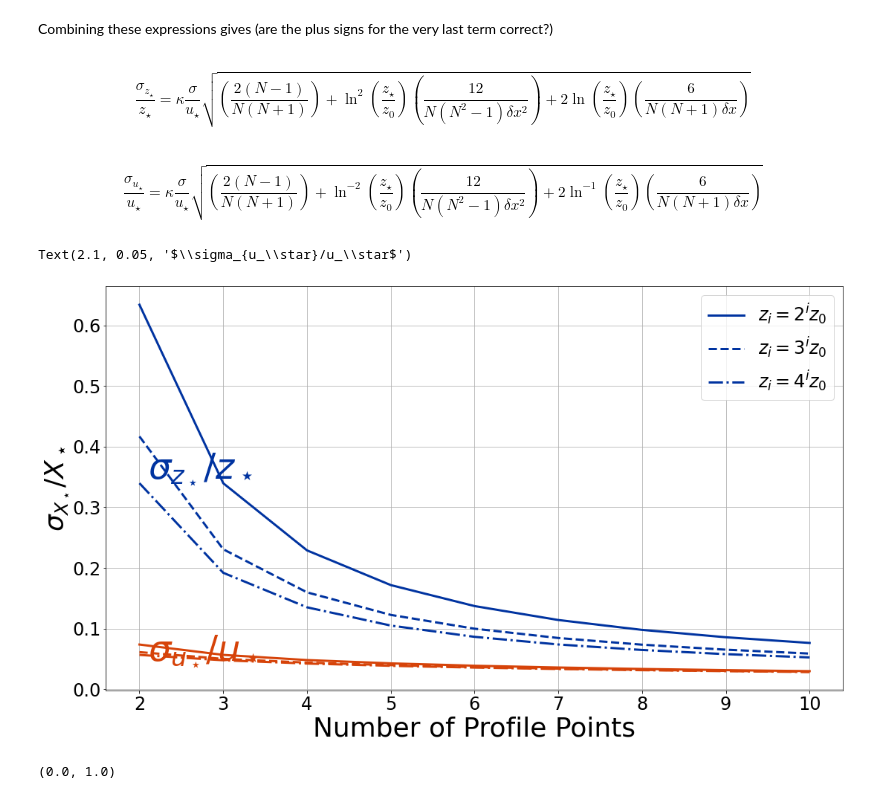
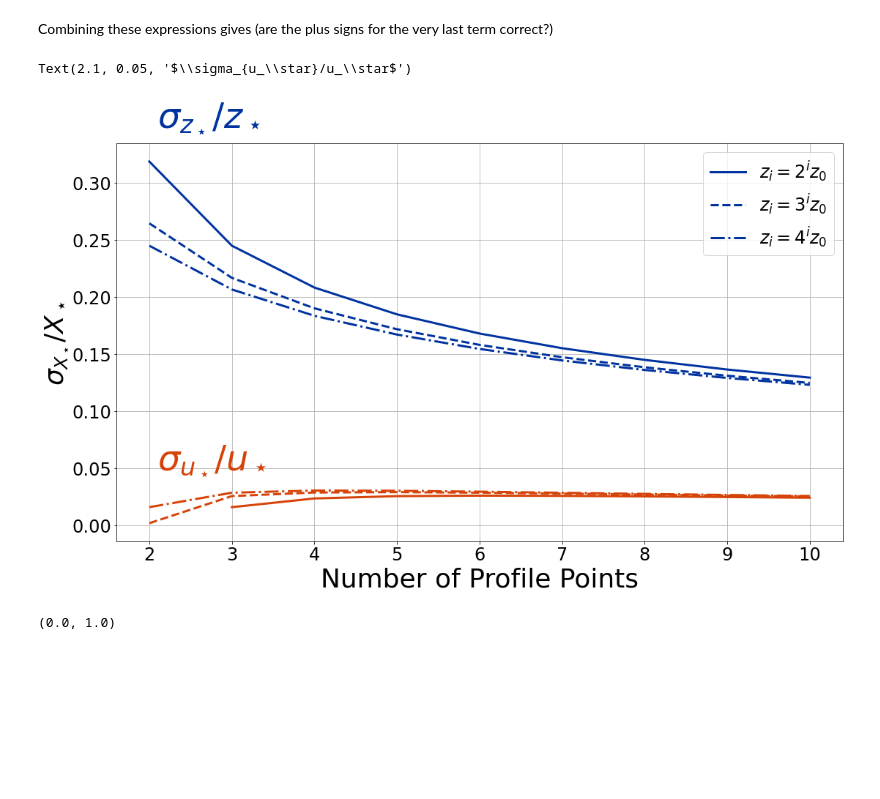
Before and after one commit to BoiseStatePlanetary/Optimizing-Number-and-Placement-of-Anemometers, a Jupyter notebook: figures and data/Uncertainties on Roughness and Shear Velocity.ipynb, the cells around one changed output. Cells and saved outputs as stored; diff of their text form; code cells hidden in the pictures; blank space fills up the shorter version.

Commit message:
Abandoning uncertainty calculation
I can't figure out how to calculate analytic uncertainties after several tries. Rather than continuing to spin my wheels on a minor issue, I'm going to move on.

```diff
--- a/figures and data/Uncertainties on Roughness and Shear Velocity.ipynb
+++ b/figures and data/Uncertainties on Roughness and Shear Velocity.ipynb
@@ -136,16 +152,38 @@ print(calc_analytic_Delta(delta_x, sigma[0], len(sigma)), calc_Delta(x, sigma))
 # %%
-x = np.linspace(0, 1, 100)
+N = 6
+b = 2.
+z = b**np.linspace(0, 5, N)
+x = np.log(z/np.min(z))
+delta_x = np.min(z)*np.log(b)
 slope = 10.
 intercept = 1.
-sigma = 5.*np.ones_like(x)
+sigma = 0.1*np.ones_like(x)
 y = slope*x + intercept
 noisy_y = y + normal(scale=sigma[0], size=len(x))
 
 plt.scatter(x, noisy_y)
 popt, pcov = np.polyfit(x, noisy_y, 1, w=1/sigma, cov=True)
 unc = np.sqrt(np.diag(pcov))
-# print(popt)
 
+# print(calc_analytic_Delta(delta_x, sigma[0], len(sigma)), calc_Delta(x, sigma))
+# print(calc_analytic_S(sigma[0], N), calc_S(sigma))
+# print(calc_analytic_Sx(delta_x, sigma[0], N), calc_Sx(x, sigma))
+# print(calc_analytic_Sxx(delta_x, sigma[0], len(sigma)), calc_Sxx(x, sigma))
+# print(calc_Sy(noisy_y, sigma), calc_Syy(noisy_y, sigma), calc_Sxy(x, noisy_y, sigma))
+# print(calc_analytic_Delta(delta_x, sigma[0], len(sigma)), calc_Delta(x, sigma))
+# print(calc_analytic_sigma_intercept(sigma[0], len(sigma)), sigma_intercept(x, sigma))
+# print(calc_analytic_sigma_slope(delta_x, sigma[0], len(sigma)), sigma_slope(x, sigma))
+
+# print(calc_Sxx(x, sigma), calc_analytic_Sxx(delta_x, sigma[0], N))#, calc_Sx(y, sigma), calc_Sx(x, sigma), calc_Sxy(x, y, sigma))
+
+print("---")
+
+print(popt)
+print(unc)
+print(calc_slope(x, y, sigma), calc_intercept(x, y, sigma))
 print(sigma_slope(x, sigma), sigma_intercept(x, sigma))
-print(unc)
+print(calc_slope(x, y, sigma), calc_intercept(x, y, sigma))
+print(sigma_slope(x, sigma), sigma_intercept(x, sigma))
+print(calc_analytic_slope(delta_x, sigma, N, x, y), calc_analytic_intercept(delta_x, sigma, N, x, y))
+print(calc_analytic_sigma_slope(delta_x, sigma[0], N), calc_analytic_sigma_intercept(sigma[0], N))
 # %% [output]
@@ -211,22 +256,14 @@ $$
 $$
 # %% [markdown]
 Combining these expressions gives (are the plus signs for the very last term correct?)
-# %% [markdown]
-$$
-\frac{\sigma_{z_\star}}{z_\star} = \kappa \frac{\sigma}{u_\star} \sqrt{ \left( \frac{2 (N - 1)}{N ( N + 1) } \right) + \ln^2\left( \frac{z_\star}{z_0} \right) \left( \frac{12}{N (N^2 - 1) \delta x^2} \right) + 2 \ln\left( \frac{z_\star}{z_0} \right) \left( \frac{6}{N (N + 1) \delta x} \right) }
-$$
-# %% [markdown]
-$$
-\frac{\sigma_{u_\star}}{u_\star} = \kappa \frac{\sigma}{u_\star} \sqrt{ \left( \frac{2 (N - 1)}{N ( N + 1) } \right) + \ln^{-2}\left( \frac{z_\star}{z_0} \right) \left( \frac{12}{N (N^2 - 1) \delta x^2} \right) + 2 \ln^{-1}\left( \frac{z_\star}{z_0} \right) \left( \frac{6}{N (N + 1) \delta x} \right)}
-$$
 # %%
 def calc_analytic_fractional_zstar_uncertainty(N, kappa=0.4, sigma_over_ustar=1./6, delta_x=np.log(2),
                                                zstar_over_z0=75.):
     term1 = 2*(N - 1)/(N*(N + 1))
-    term2 = np.log(zstar_over_z0)**2*12/(N*(N**2 - 1)*delta_x**2)
-    term3 = 2*np.log(zstar_over_z0)*6/(N*(N + 1)*delta_x)
+    term2 = np.log(zstar_over_z0)**(-2)*12/(N*(N**2 - 1)*delta_x**2)
+    term3 = 2*np.log(zstar_over_z0)**(-1)*6/(N*(N + 1)*delta_x)
 
-    return kappa*sigma_over_ustar*np.sqrt(term1 + term2 + term3)
+    return kappa*np.log(zstar_over_z0)*sigma_over_ustar*np.sqrt(term1 + term2 + term3)
 
 def calc_analytic_fractional_ustar_uncertainty(N, kappa=0.4, sigma_over_ustar=1./6, delta_x=np.log(2),
                                                zstar_over_z0=75.):
@@ -234,40 +271,41 @@ def calc_analytic_fractional_ustar_uncertainty(N, kappa=0.4, sigma_over_ustar=1.
     term2 = np.log(zstar_over_z0)**(-2)*12/(N*(N**2 - 1)*delta_x**2)
     term3 = 2*np.log(zstar_over_z0)**(-1)*6/(N*(N + 1)*delta_x)
 
-    return kappa*sigma_over_ustar*np.sqrt(term1 + term2 + term3)
+    return kappa*sigma_over_ustar*np.sqrt(term1 + term2 - term3)
+#     return kappa*sigma_over_ustar*np.sqrt(term1)
 
 N = np.arange(2, 11)
 fig = plt.figure(figsize=(10*aspect_ratio, 10))
 ax1 = fig.add_subplot(111)
 
 ax1.plot(N, calc_analytic_fractional_zstar_uncertainty(N, delta_x=np.log(2)),
          color=BoiseState_blue, lw=3, label=r'$z_i = 2^i z_0$')
 ax1.plot(N, calc_analytic_fractional_zstar_uncertainty(N, delta_x=np.log(3)),
                                                        color=BoiseState_blue, lw=3, ls='--',
                                                        label=r'$z_i = 3^i z_0$')
 ax1.plot(N, calc_analytic_fractional_zstar_uncertainty(N, delta_x=np.log(4)),
          color=BoiseState_blue, lw=3, ls='-.', label=r'$z_i = 4^i z_0$')
 
 ax1.plot(N, calc_analytic_fractional_ustar_uncertainty(N, delta_x=np.log(2)),
          color=BoiseState_orange, lw=3)
 ax1.plot(N, calc_analytic_fractional_ustar_uncertainty(N, delta_x=np.log(3)),
                                                        color=BoiseState_orange, lw=3, ls='--')
 ax1.plot(N, calc_analytic_fractional_ustar_uncertainty(N, delta_x=np.log(4)),
          color=BoiseState_orange, lw=3, ls='-.')
 
 ax1.legend(loc='upper right', fontsize=24)
 ax1.grid(True)
 ax1.set_xlabel('Number of Profile Points', fontsize=36)
 ax1.set_ylabel(r'$\sigma_{X_\star}/X_\star$', fontsize=36)
 ax1.tick_params(labelsize=24)
 
 ax1.text(2.1, 0.35, r'$\sigma_{z_\star}/z_\star$', color=BoiseState_blue, fontsize=48)
 ax1.text(2.1, 0.05, r'$\sigma_{u_\star}/u_\star$', color=BoiseState_orange, fontsize=48)
 
 # fig.savefig("fractional_uncertainties.jpg", dpi=300, bbox_inches="tight")
 # %% [output]
 Text(2.1, 0.05, '$\\sigma_{u_\\star}/u_\\star$')
-[figure, old version]
+[figure, new version]
 # %%
 nums_sensors = np.arange(2, 11)
 
```
Also changed, not shown: parts of 4 cells of this notebook, 1 other file.
